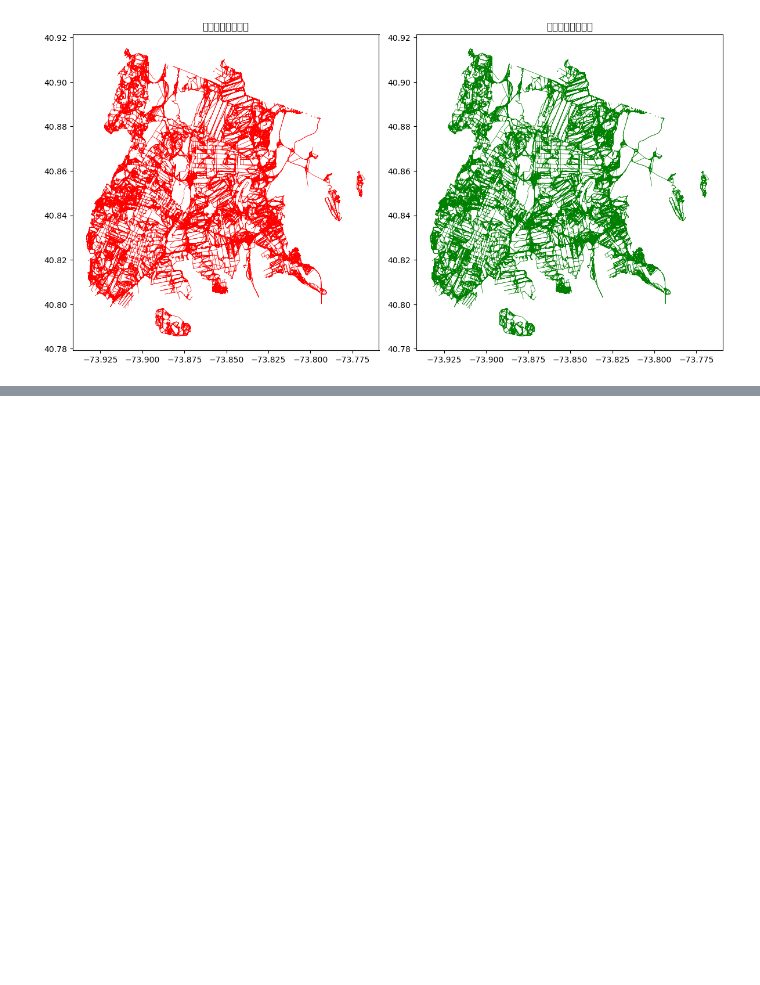
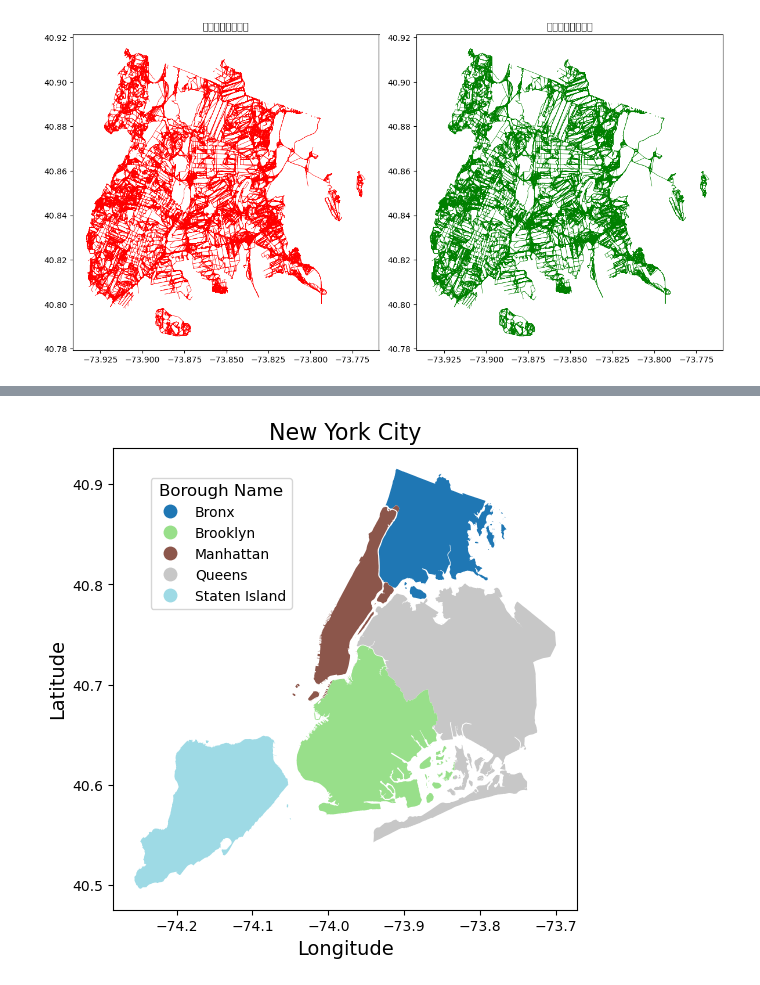
Before and after one commit to LSE-Assignments-2425/test-repo-CYP, a Jupyter notebook: tesst.ipynb, the cells around one changed output, grey strips where cells are left out. Drawn from its saved outputs; the diff is of its cells as text; code cells hidden in the pictures; blank space fills up the shorter version.

```diff
--- a/tesst.ipynb
+++ b/tesst.ipynb
@@ -245,0 +268,32 @@ plt.show()
+# %%
+# 导入所需库
+import kagglehub
+import shutil
+import os
+
+
+# Download the dataset to a temporary directory
+path = kagglehub.dataset_download("dataembassy/nyc-borough-boundaries")
+
+# Find the NYC Boroughs Boundaries shapefile
+shapefile_path = ""
+for root, dirs, files in os.walk(path):
+    for file in files:
+        if file.endswith(".shp"):
+            shapefile_path = os.path.join(root, file)
+            break
+
+# Load the shapefile as a GeoDataFrame
+NYC_borough = gpd.read_file(shapefile_path)
+
+
+# Delete the temporary directory and its files
+file_dir_path = os.path.dirname(path)
+file_dir_path = os.path.dirname(file_dir_path)
+file_dir_path = os.path.dirname(file_dir_path)
+shutil.rmtree(file_dir_path)
+
+# Drop unnecessary columns
+NYC_borough = NYC_borough.drop(columns=["Shape_Leng", "Shape_Area"])
+display(NYC_borough.head())
+print("shape:", NYC_borough.shape)
@@ -245,0 +322,15 @@ plt.show()
+# %%
+# Visualize the NYC Boroughs
+fig, ax = plt.subplots(1, 1, figsize=(6, 6))
+NYC_borough.to_crs(epsg=4326).plot(column='BoroName', legend=True, ax=ax, cmap='tab20')
+plt.title("New York City", fontsize=16)
+legend = ax.get_legend()
+legend.set_bbox_to_anchor((0.4, 0.95))
+legend.set_title("Borough Name", prop={"size": 12})
+for text in legend.get_texts():
+    text.set_fontsize(10)
+plt.xlabel("Longitude", fontsize=14)
+plt.ylabel("Latitude", fontsize=14)
+plt.show()
+# %% [output]
+[figure, added]
```
Also changed, not shown: parts of 5 cells of this notebook, 2 other files.
